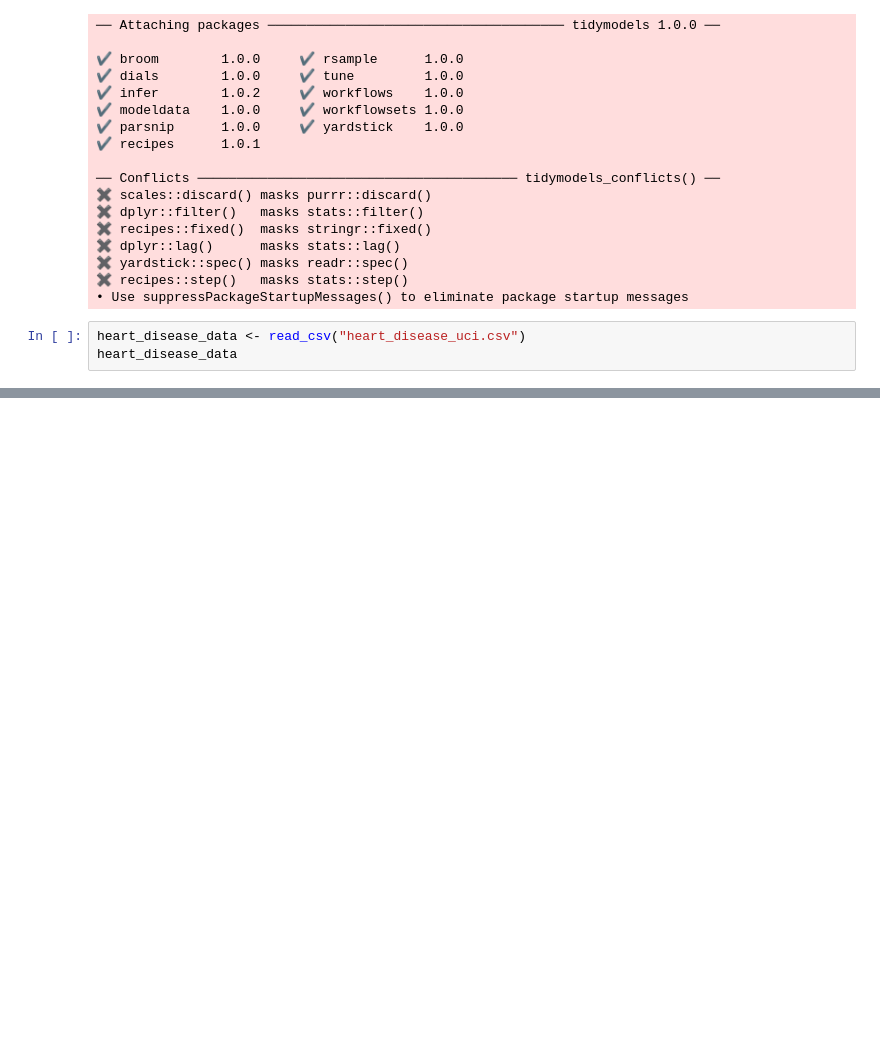
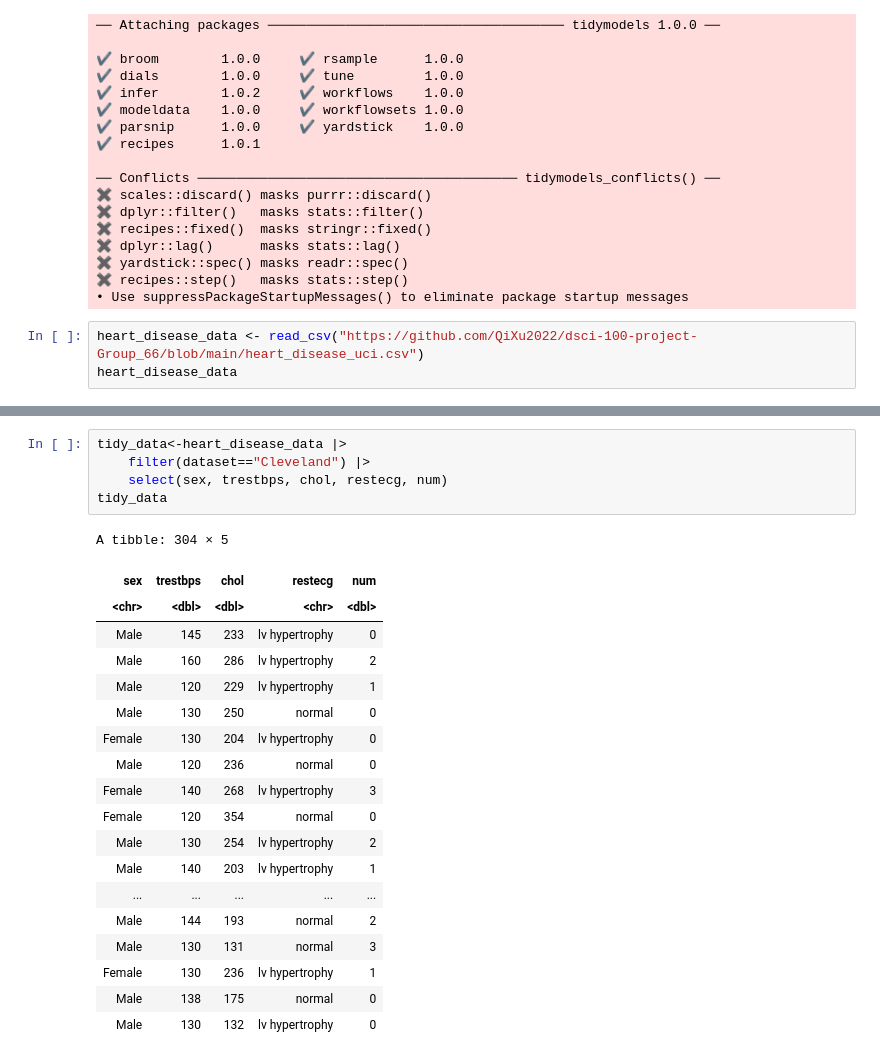
Before and after one commit to QiXu2022/dsci-100-project-Group_66, a Jupyter notebook: RAWDATASET.ipynb, the cells around one changed output, grey strips where cells are left out. Drawn from its saved outputs; the diff is of its cells as text; blank space fills up the shorter version.

Commit message:
raw dataset

```diff
--- a/RAWDATASET.ipynb
+++ b/RAWDATASET.ipynb
@@ -21,6 +21,6 @@ library(tidymodels)
 ✖ recipes::step()   masks stats::step()
 • Use suppressPackageStartupMessages() to eliminate package startup messages
 # %%
-heart_disease_data <- read_csv("heart_disease_uci.csv")
+heart_disease_data <- read_csv("https://github.com/QiXu2022/dsci-100-project-Group_66/blob/main/heart_disease_uci.csv")
 heart_disease_data
 # %% [output]
@@ -54,0 +53,25 @@ A spec_tbl_df: 920 × 16
+# %%
+tidy_data<-heart_disease_data |>
+    filter(dataset=="Cleveland") |>
+    select(sex, trestbps, chol, restecg, num)
+tidy_data
+# %% [output]
+A tibble: 304 × 5
+| sex | trestbps | chol | restecg | num |
+| <chr> | <dbl> | <dbl> | <chr> | <dbl> |
+| Male | 145 | 233 | lv hypertrophy | 0 |
+| Male | 160 | 286 | lv hypertrophy | 2 |
+| Male | 120 | 229 | lv hypertrophy | 1 |
+| Male | 130 | 250 | normal | 0 |
+| Female | 130 | 204 | lv hypertrophy | 0 |
+| Male | 120 | 236 | normal | 0 |
+| Female | 140 | 268 | lv hypertrophy | 3 |
+| Female | 120 | 354 | normal | 0 |
+| Male | 130 | 254 | lv hypertrophy | 2 |
+| Male | 140 | 203 | lv hypertrophy | 1 |
+| ... | ... | ... | ... | ... |
+| Male | 144 | 193 | normal | 2 |
+| Male | 130 | 131 | normal | 3 |
+| Female | 130 | 236 | lv hypertrophy | 1 |
+| Male | 138 | 175 | normal | 0 |
+| Male | 130 | 132 | lv hypertrophy | 0 |
```
Also changed, not shown: parts of 1 cell of this notebook.
